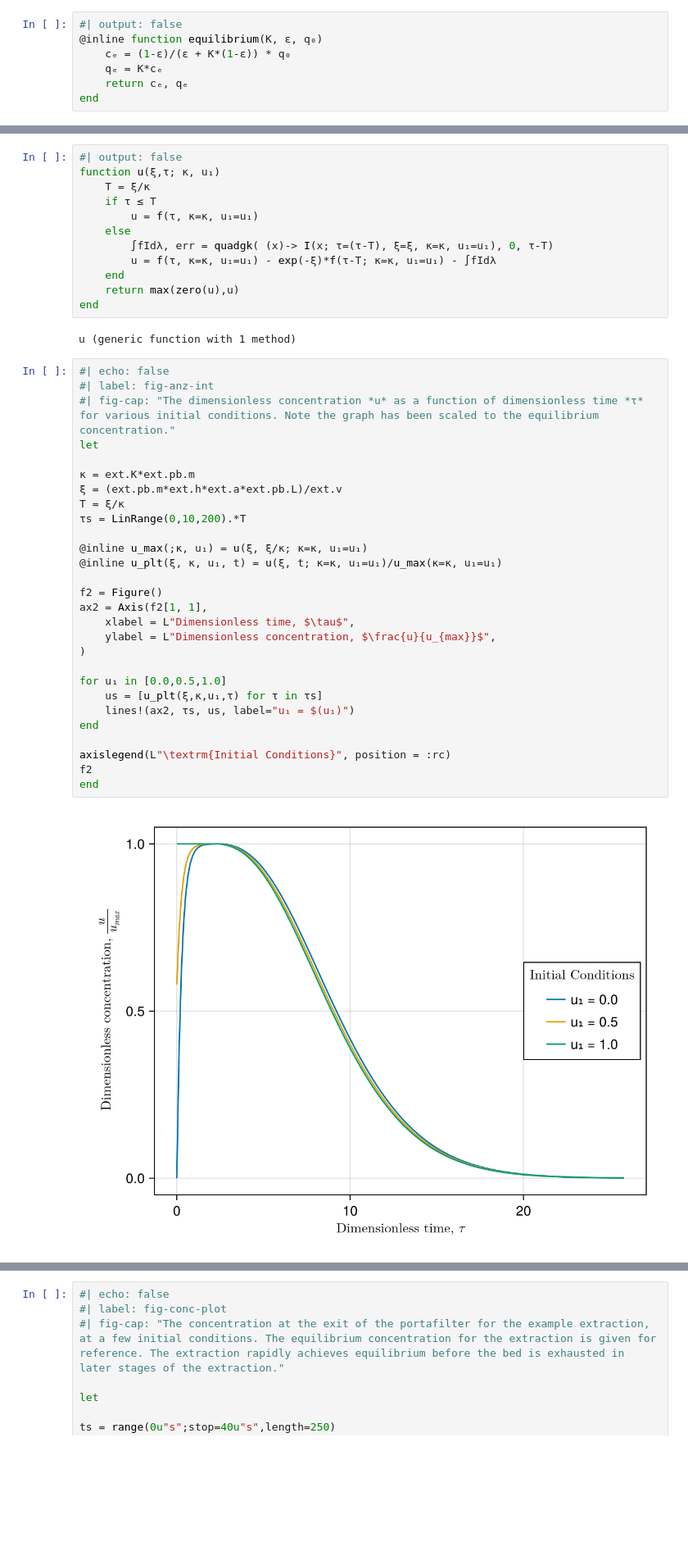
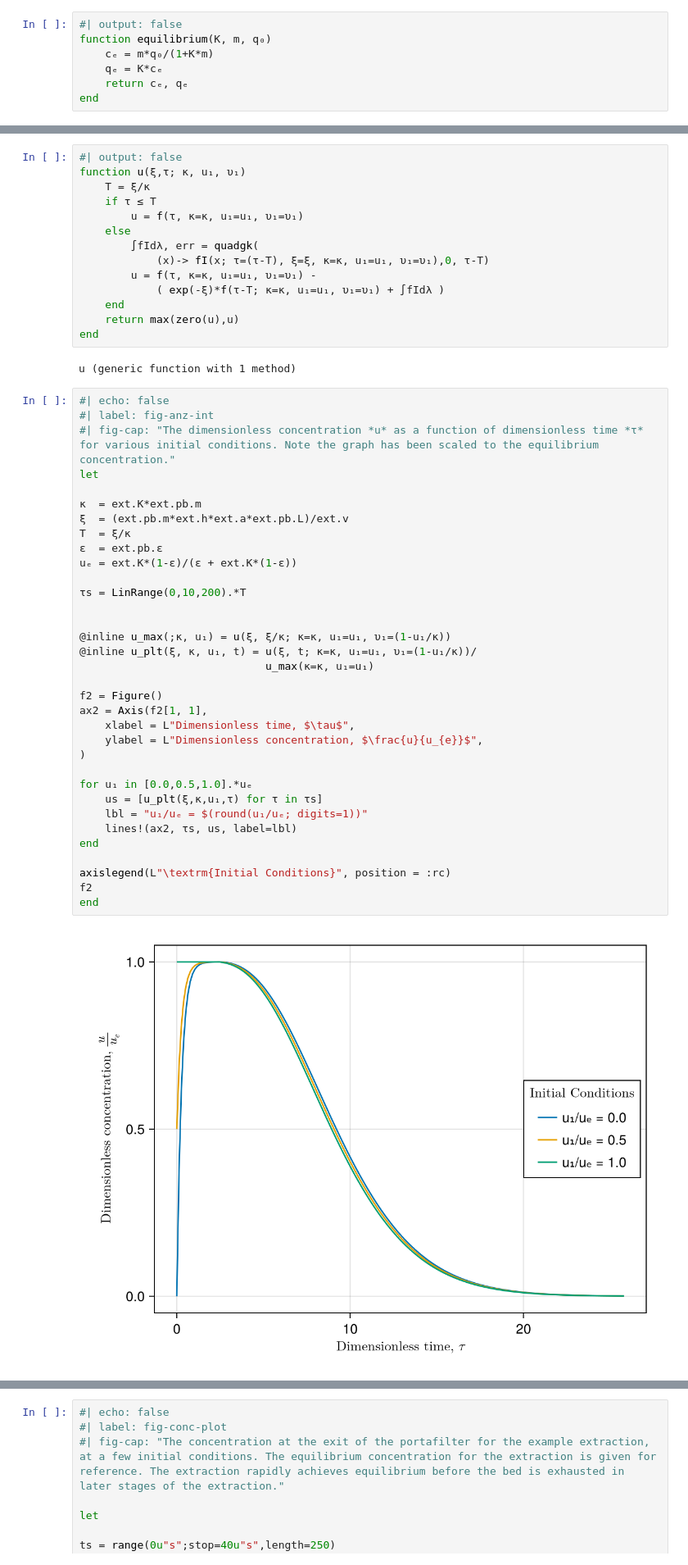
Before and after one commit to aefarrell/aefarrell.github.io, a Jupyter notebook: posts/engineering_a_cup_of_coffee_part-3/index.ipynb, the cells around one changed output, grey strips where cells are left out. Shown at 82% size. Saved outputs shown, nothing was run; the diff lists cells and outputs as text; blank space fills up the shorter version.

```diff
--- a/posts/engineering_a_cup_of_coffee_part-3/index.ipynb
+++ b/posts/engineering_a_cup_of_coffee_part-3/index.ipynb
@@ -253,7 +257,7 @@ $$ c_e = { {1 - \varepsilon} \over {\varepsilon + K \left( 1 - \varepsilon \righ
 # %%
 #| output: false
-@inline function equilibrium(K, ε, q₀)
-    cₑ = (1-ε)/(ε + K*(1-ε)) * q₀
+function equilibrium(K, m, q₀)
+    cₑ = m*q₀/(1+K*m)
     qₑ = K*cₑ
     return cₑ, qₑ
 end
@@ -705,12 +775,14 @@ I (generic function with 1 method)
 # %%
 #| output: false
-function u(ξ,τ; κ, u₁)
+function u(ξ,τ; κ, u₁, υ₁)
     T = ξ/κ
     if τ ≤ T
-        u = f(τ, κ=κ, u₁=u₁)
+        u = f(τ, κ=κ, u₁=u₁, υ₁=υ₁)
     else
-        ∫fIdλ, err = quadgk( (x)-> I(x; τ=(τ-T), ξ=ξ, κ=κ, u₁=u₁), 0, τ-T)
-        u = f(τ, κ=κ, u₁=u₁) - exp(-ξ)*f(τ-T; κ=κ, u₁=u₁) - ∫fIdλ
+        ∫fIdλ, err = quadgk(
+            (x)-> fI(x; τ=(τ-T), ξ=ξ, κ=κ, u₁=u₁, υ₁=υ₁),0, τ-T)
+        u = f(τ, κ=κ, u₁=u₁, υ₁=υ₁) -
+            ( exp(-ξ)*f(τ-T; κ=κ, u₁=u₁, υ₁=υ₁) + ∫fIdλ )
     end
     return max(zero(u),u)
 end
@@ -719,30 +791,36 @@ u (generic function with 1 method)
 # %%
 #| echo: false
 #| label: fig-anz-int
 #| fig-cap: "The dimensionless concentration *u* as a function of dimensionless time *τ* for various initial conditions. Note the graph has been scaled to the equilibrium concentration."
 let
 
-κ = ext.K*ext.pb.m
-ξ = (ext.pb.m*ext.h*ext.a*ext.pb.L)/ext.v
-T = ξ/κ
+κ  = ext.K*ext.pb.m
+ξ  = (ext.pb.m*ext.h*ext.a*ext.pb.L)/ext.v
+T  = ξ/κ
+ε  = ext.pb.ε
+uₑ = ext.K*(1-ε)/(ε + ext.K*(1-ε))
+
 τs = LinRange(0,10,200).*T
 
-@inline u_max(;κ, u₁) = u(ξ, ξ/κ; κ=κ, u₁=u₁)
-@inline u_plt(ξ, κ, u₁, t) = u(ξ, t; κ=κ, u₁=u₁)/u_max(κ=κ, u₁=u₁)
+
+@inline u_max(;κ, u₁) = u(ξ, ξ/κ; κ=κ, u₁=u₁, υ₁=(1-u₁/κ))
+@inline u_plt(ξ, κ, u₁, t) = u(ξ, t; κ=κ, u₁=u₁, υ₁=(1-u₁/κ))/
+                             u_max(κ=κ, u₁=u₁)
 
 f2 = Figure()
 ax2 = Axis(f2[1, 1],
     xlabel = L"Dimensionless time, $\tau$",
-    ylabel = L"Dimensionless concentration, $\frac{u}{u_{max}}$",
+    ylabel = L"Dimensionless concentration, $\frac{u}{u_{e}}$",
 )
 
-for u₁ in [0.0,0.5,1.0]
+for u₁ in [0.0,0.5,1.0].*uₑ
     us = [u_plt(ξ,κ,u₁,τ) for τ in τs]
-    lines!(ax2, τs, us, label="u₁ = $(u₁)")
+    lbl = "u₁/uₑ = $(round(u₁/uₑ; digits=1))"
+    lines!(ax2, τs, us, label=lbl)
 end
 
 axislegend(L"\textrm{Initial Conditions}", position = :rc)
 f2
 end
 # %% [output]
-[figure, old version]
+[figure, new version]
```
Also changed, not shown: parts of 36 cells of this notebook, 1 other file.
